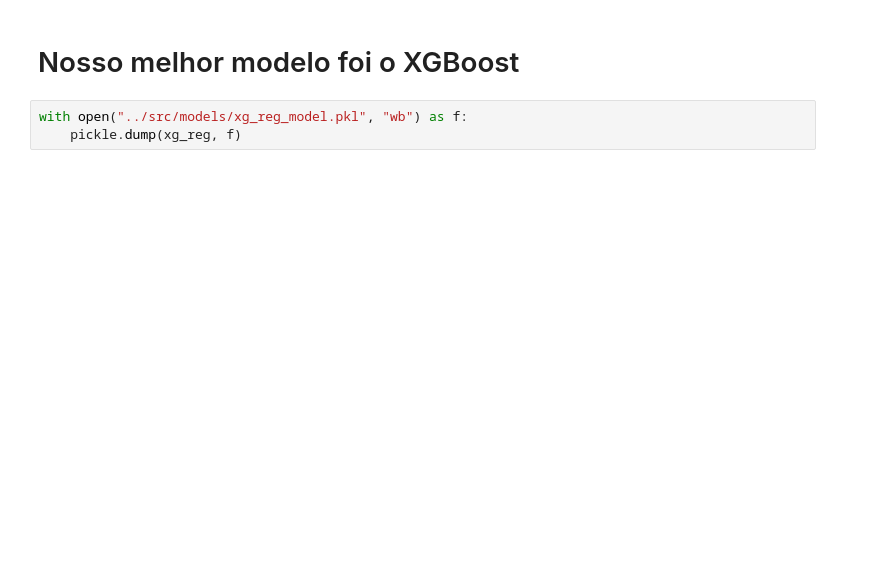
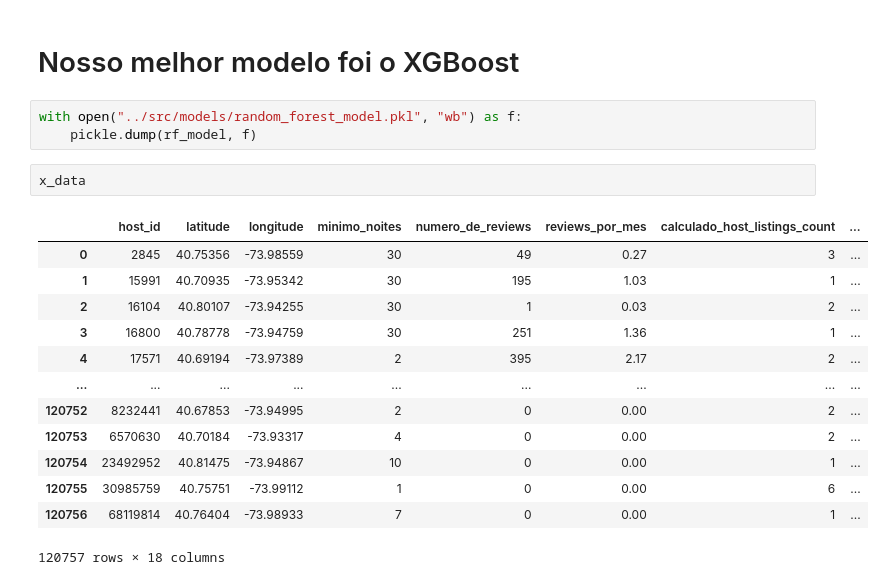
Before and after one commit to akyla007/Desafio-Lighouse-2, a Jupyter notebook: notebooks/modeling.ipynb, the cells around one changed output. Drawn from its saved outputs; the diff is of its cells as text; blank space fills up the shorter version.

```diff
--- a/notebooks/modeling.ipynb
+++ b/notebooks/modeling.ipynb
@@ -151,5 +165,21 @@ R² Score: 0.61
 # %% [markdown]
 # Nosso melhor modelo foi o XGBoost
 # %%
-with open("../src/models/xg_reg_model.pkl", "wb") as f:
-    pickle.dump(xg_reg, f)
+with open("../src/models/random_forest_model.pkl", "wb") as f:
+    pickle.dump(rf_model, f)
+# %%
+x_data
+# %% [output]
+|  | host_id | latitude | longitude | minimo_noites | numero_de_reviews | reviews_por_mes | calculado_host_listings_count | ... |
+| 0 | 2845 | 40.75356 | -73.98559 | 30 | 49 | 0.27 | 3 | ... |
+| 1 | 15991 | 40.70935 | -73.95342 | 30 | 195 | 1.03 | 1 | ... |
+| 2 | 16104 | 40.80107 | -73.94255 | 30 | 1 | 0.03 | 2 | ... |
+| 3 | 16800 | 40.78778 | -73.94759 | 30 | 251 | 1.36 | 1 | ... |
+| 4 | 17571 | 40.69194 | -73.97389 | 2 | 395 | 2.17 | 2 | ... |
+| ... | ... | ... | ... | ... | ... | ... | ... | ... |
+| 120752 | 8232441 | 40.67853 | -73.94995 | 2 | 0 | 0.00 | 2 | ... |
+| 120753 | 6570630 | 40.70184 | -73.93317 | 4 | 0 | 0.00 | 2 | ... |
+| 120754 | 23492952 | 40.81475 | -73.94867 | 10 | 0 | 0.00 | 1 | ... |
+| 120755 | 30985759 | 40.75751 | -73.99112 | 1 | 0 | 0.00 | 6 | ... |
+| 120756 | 68119814 | 40.76404 | -73.98933 | 7 | 0 | 0.00 | 1 | ... |
+120757 rows × 18 columns
```
Also changed, not shown: parts of 11 cells of this notebook, 12 other files.
